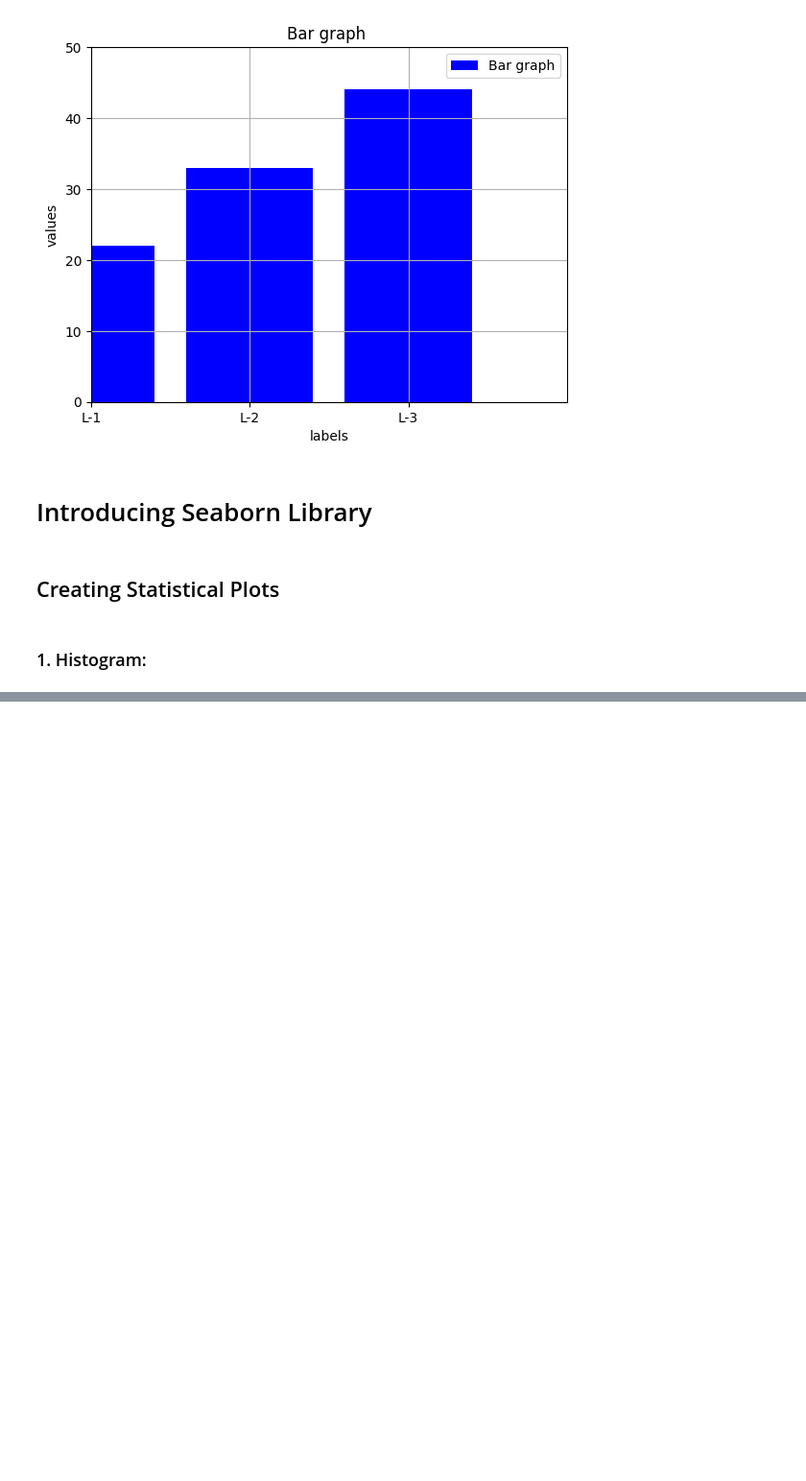
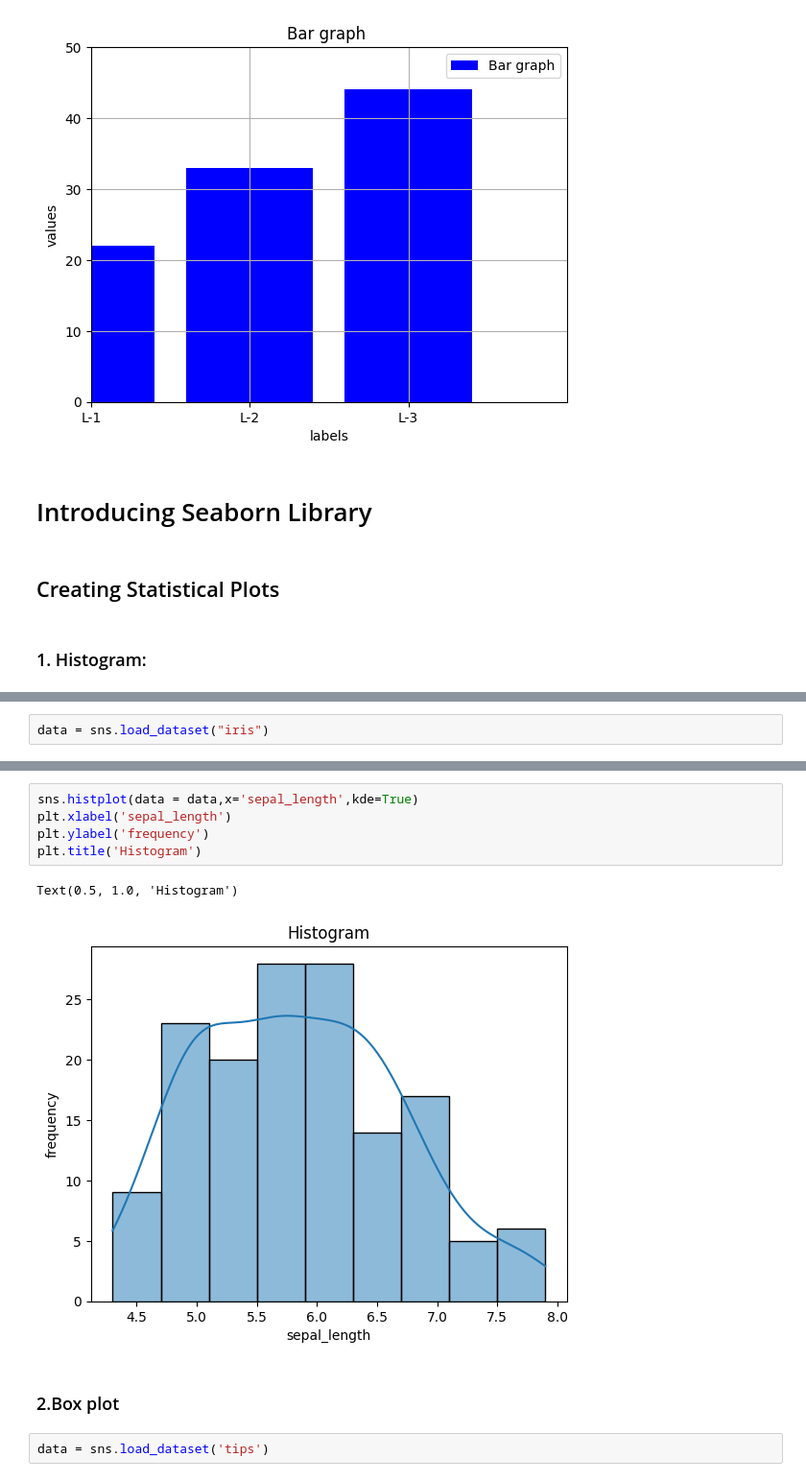
Before and after one commit to Devarshi2/Devarshi_LMS, a Jupyter notebook: Pandas_practice.ipynb, the cells around one changed output, grey strips where cells are left out. Shown: that part at 96% size. Saved outputs shown, nothing was run; the diff lists cells and outputs as text; blank space fills up the shorter version.

```diff
--- a/Pandas_practice.ipynb
+++ b/Pandas_practice.ipynb
@@ -559,0 +554,2 @@ plt.legend()
+# %%
+data = sns.load_dataset("iris")
@@ -559,0 +565,12 @@ plt.legend()
+# %%
+sns.histplot(data = data,x='sepal_length',kde=True)
+plt.xlabel('sepal_length')
+plt.ylabel('frequency')
+plt.title('Histogram')
+# %% [output]
+Text(0.5, 1.0, 'Histogram')
+[figure, added]
+# %% [markdown]
+### 2.Box plot
+# %%
+data = sns.load_dataset('tips')
```
Also changed, not shown: parts of 10 cells of this notebook.
